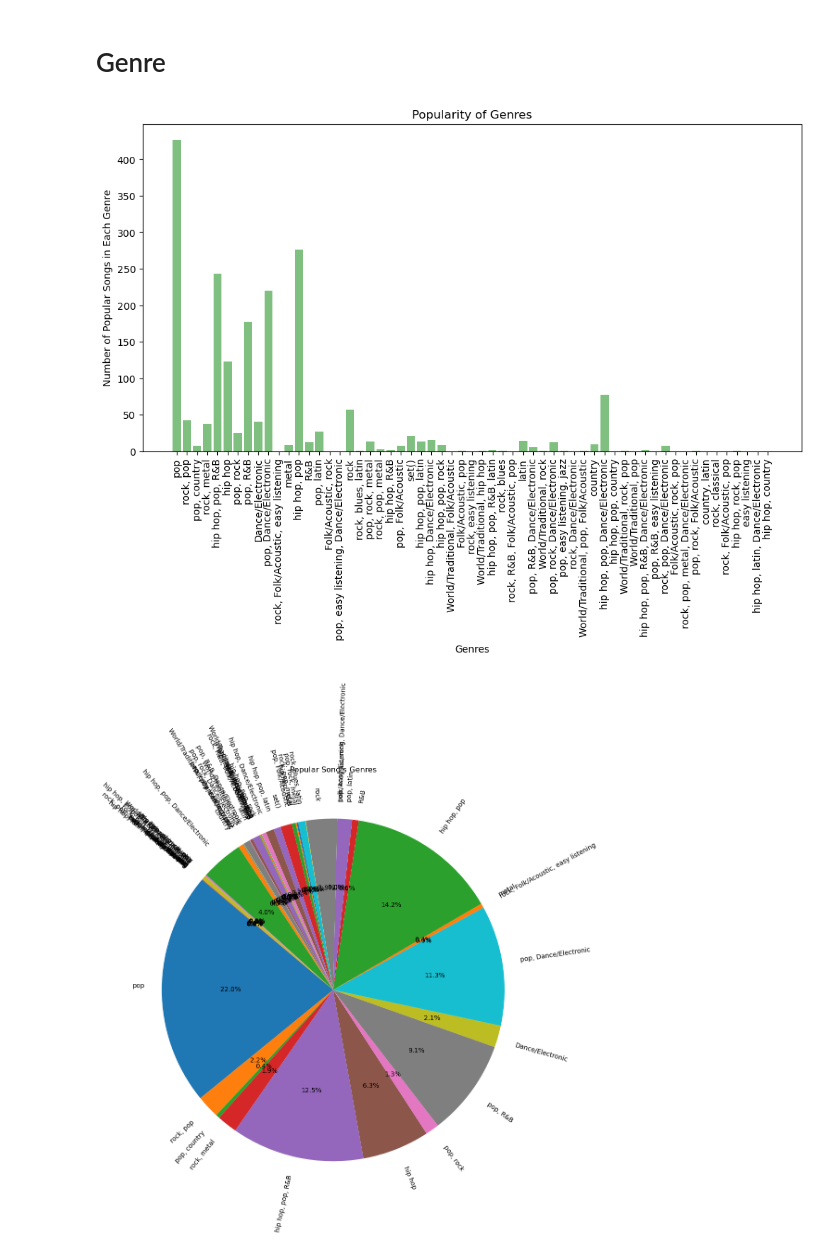
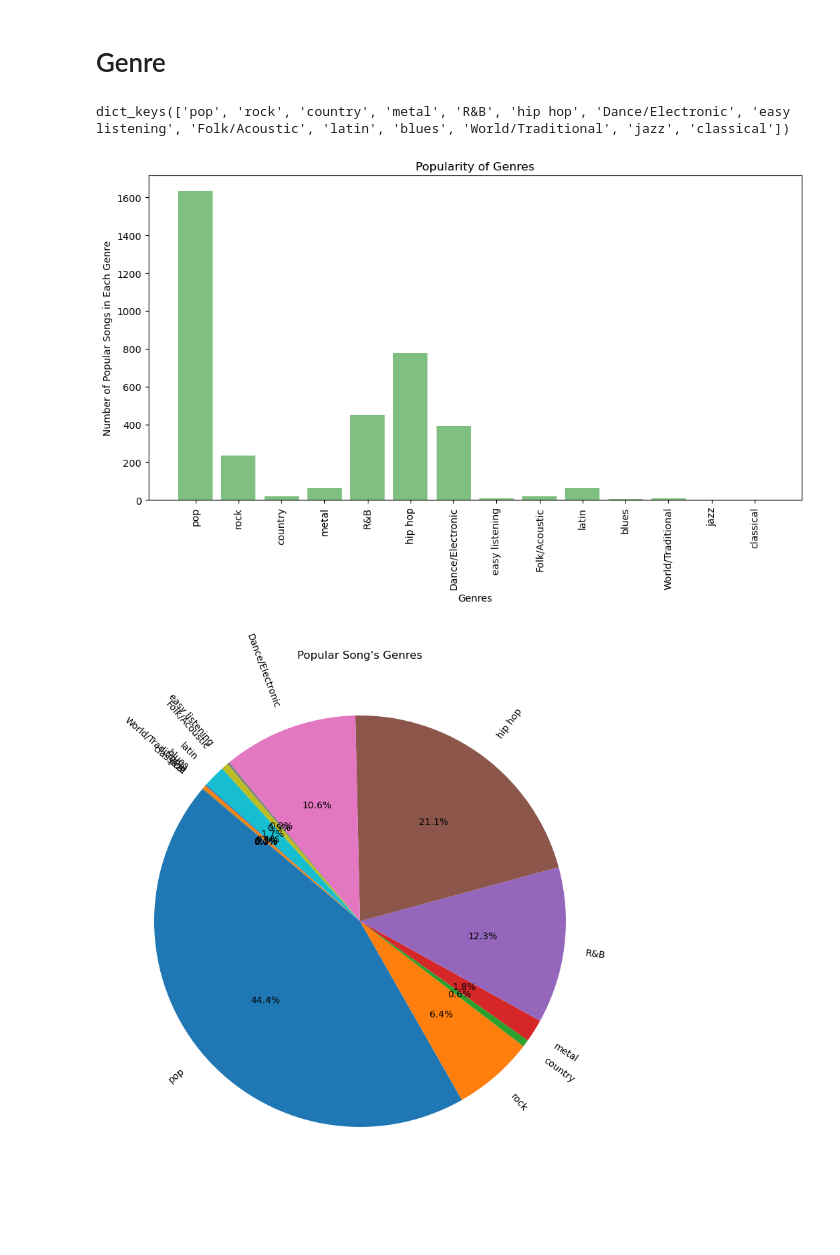
Before and after one commit to RyWheliss96/project-one, a Jupyter notebook: tempo_genre.ipynb, the cells around one changed output. Saved outputs shown, nothing was run; the diff lists cells and outputs as text; code cells hidden in the pictures; blank space fills up the shorter version.

Commit message:
improved genre and added more work distribution to README

```diff
--- a/tempo_genre.ipynb
+++ b/tempo_genre.ipynb
@@ -49,16 +49,31 @@ genres_dict = {}
 #Creating dictionary of genres related to number of times seen
 #iterate through rows looking at genre
 for index,row in spotify_2000_2019_df.iterrows():
-    #look at genre
-    genre = row['genre']
+    #initialize blank list
+    genre = []
 
-    #If the value dictionary contains the genre, increase the number
-    if genre in genres_dict.keys():
-        genres_dict[genre]=genres_dict[genre]+1
+    #look at genre and store in first cell in list
+    genre.append(row['genre'])
 
-    #else add new dictionary entry
-    else:
-        genres_dict[genre] = 0
+    #see if the song has multiple genres
+    if ',' in genre[0]:
+        genre = genre[0].split(',')
+
+    #iterate thru genre list
+    for x in range(len(genre)):
+        #remove all spaces
+        genre[x-1]=genre[x-1].strip()
+
+        #If the value dictionary contains the genre, increase the number
+        if genre[x-1] in genres_dict.keys():
+            genres_dict[genre[x-1]]=genres_dict[genre[x-1]]+1
+
+        #else add new dictionary entry
+        else:
+            genres_dict[genre[x-1]] = 1
+
+#remove set()
+genres_dict.pop('set()')
 
 #create list of genre labels
 genre_labels = genres_dict.keys()
@@ -68,6 +83,10 @@ values = []
 
 for i in genres_dict.values():
     values.append(i)
+
+print(genre_labels)
+# %% [output]
+dict_keys(['pop', 'rock', 'country', 'metal', 'R&B', 'hip hop', 'Dance/Electronic', 'easy listening', 'Folk/Acoustic', 'latin', 'blues', 'World/Traditional', 'jazz', 'classical'])
 # %%
 # Create an array that contains the number of users each language has
 x_axis = np.arange(len(values))
@@ -89,13 +108,13 @@ plt.xlabel("Genres")
 plt.ylabel("Number of Popular Songs in Each Genre")
 plt.show()
 # %% [output]
-[figure, old version]
+[figure, new version]
 # %%
 # Creates the pie chart based upon the values above
 # Automatically finds the percentages of each part of the pie chart
-plt.figure(figsize=(12,12))
+plt.figure(figsize=(10,10))
 plt.pie(values, labels=genre_labels,autopct="%1.1f%%",startangle=140, rotatelabels = True)
 plt.title("Popular Song's Genres")
 plt.show()
 # %% [output]
-[figure, old version]
+[figure, new version]
```
Also changed, not shown: parts of 3 cells of this notebook, 1 other file.
